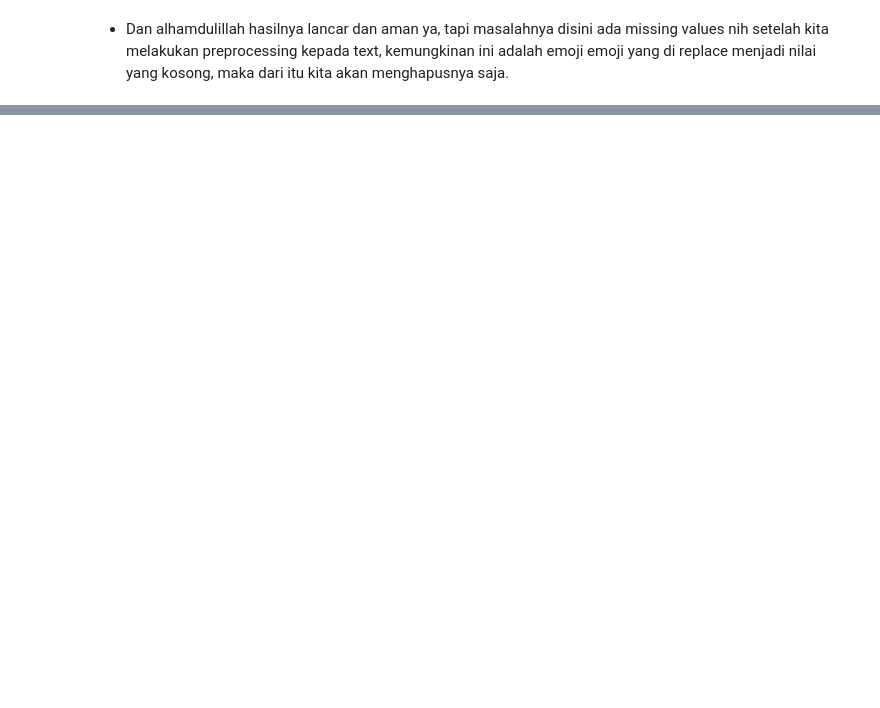
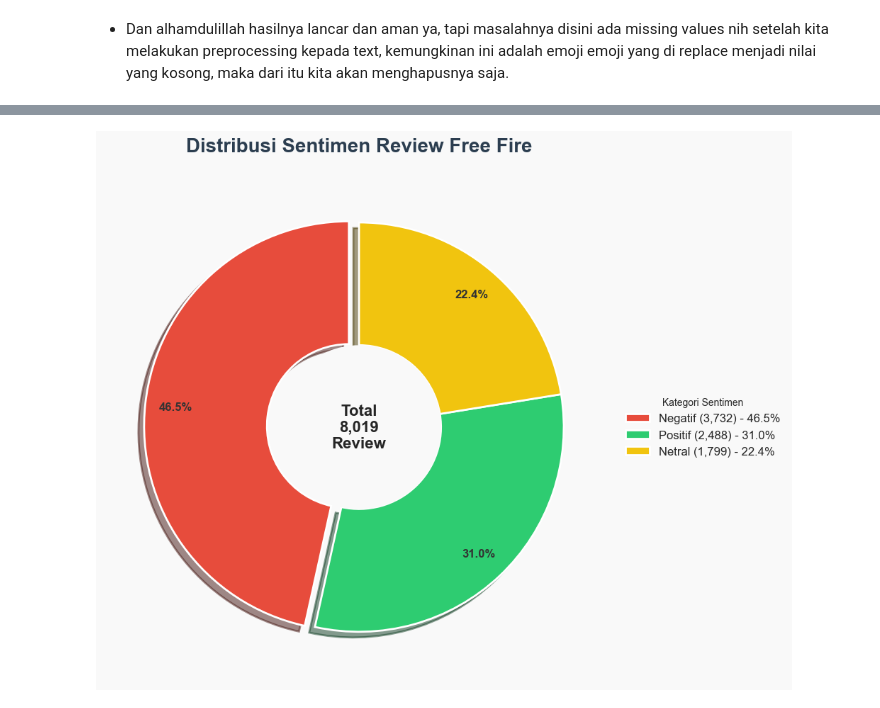
Before and after one commit to BagasNuryaman15/BPML_SatriaDirgantaraNuryaman, a Jupyter notebook: analys_sentiment.ipynb, the cells around one changed output, grey strips where cells are left out. Drawn from its saved outputs; the diff is of its cells as text; code cells hidden in the pictures; blank space fills up the shorter version.

```diff
--- a/analys_sentiment.ipynb
+++ b/analys_sentiment.ipynb
@@ -391,0 +534,11 @@ PREPROCESSING SELESAI MAMANG!
+# %%
+# Menerapkan Function yang sudah di buat
+df_clean['sentiment'] = df_clean['stemmed_text'].apply(
+    lambda tokens: analisis_sentimen_lexcion(tokens, lexicon_positive, lexicon_negative)
+)
+
+# Lihat distribusi hasil sentimen
+sentiment_distribution = df_clean['sentiment'].value_counts()
+print('\nDistribusi Sentimen:')
+for sentiment, count in sentiment_distribution.items():
+    print(f'  {sentiment}: {count}')
@@ -391,0 +555,74 @@ PREPROCESSING SELESAI MAMANG!
+# %%
+# Setup style
+plt.style.use('seaborn-v0_8-whitegrid')
+sns.set_palette("Set2")
+
+# Menyiapkan data untuk visualisasi menggunakan piechart
+sentiment_counts = df_clean['sentiment'].value_counts()
+labels = sentiment_counts.index
+sizes = sentiment_counts.values
+percentages = [f'{(x/sum(sizes)*100):.1f}%' for x in sizes]
+
+# Ilmu dulu ketika membuat web kita pake wkwk
+colors = {
+    'positif': '#2ecc71',  # Hijau
+    'negatif': '#e74c3c',  # Merah
+    'netral': '#f1c40f'    # Kuning
+}
+
+# Mengurutkan warna yang sesuai dengan urutan label
+color_list = [colors[label] for label in labels]
+
+# Mengatur explode untuk efek visual
+explode = [0.05 if label == 'negatif' else 0 for label in labels]
+
+# Membuat subplots
+fig, ax = plt.subplots(figsize=(16, 8), facecolor='#f9f9f9')
+wedges, texts, autotexts = ax.pie(
+    sizes,
+    labels=None,  # Hapus labels bawaan
+    autopct=lambda pct: f'{pct:.1f}%',
+    explode=explode,
+    colors=color_list,
+    startangle=90,
+    shadow=True,
+    wedgeprops={'edgecolor': 'white', 'width': 0.6, 'linewidth': 2},
+    pctdistance=0.85,
+    textprops={'fontsize': 14, 'fontweight': 'bold', 'color': '#333333'}
+)
+
+# Menambahkan label ke wedges
+for autotext in autotexts:
+    autotext.set_fontsize(12)
+    autotext.set_fontweight('bold')
+
+# Membuat lubang donat
+centre_circle = plt.Circle((0, 0), 0.4, fc='#f9f9f9')
+ax.add_artist(centre_circle)
+
+# Menambahkan judul dan juga styling
+ax.set_title('Distribusi Sentimen Review Free Fire',
+             fontsize=20,
+             fontweight='bold',
+             pad=20,
+             color='#2c3e50')
+
+# Menambahkan legend dengan informasi jumlah
+legend_labels = [f'{label.capitalize()} ({size:,}) - {pct}'
+                for label, size, pct in zip(labels, sizes, percentages)]
+ax.legend(wedges, legend_labels,
+          title='Kategori Sentimen',
+          loc='center left',
+          bbox_to_anchor=(1, 0, 0.5, 1),
+          fontsize=12)
+
+# Ini pemanis saja sih biar tengah donat nya gak kosong
+total_reviews = sum(sizes)
+ax.text(0, 0, f'Total\n{total_reviews:,}\nReview',
+        ha='center', va='center', fontsize=16, fontweight='bold')
+
+plt.tight_layout()
+plt.savefig('sentiment_distribution_pie.png', dpi=300, bbox_inches='tight')
+plt.show()
+# %% [output]
+[figure, added]
```
Also changed, not shown: parts of 33 cells of this notebook.
